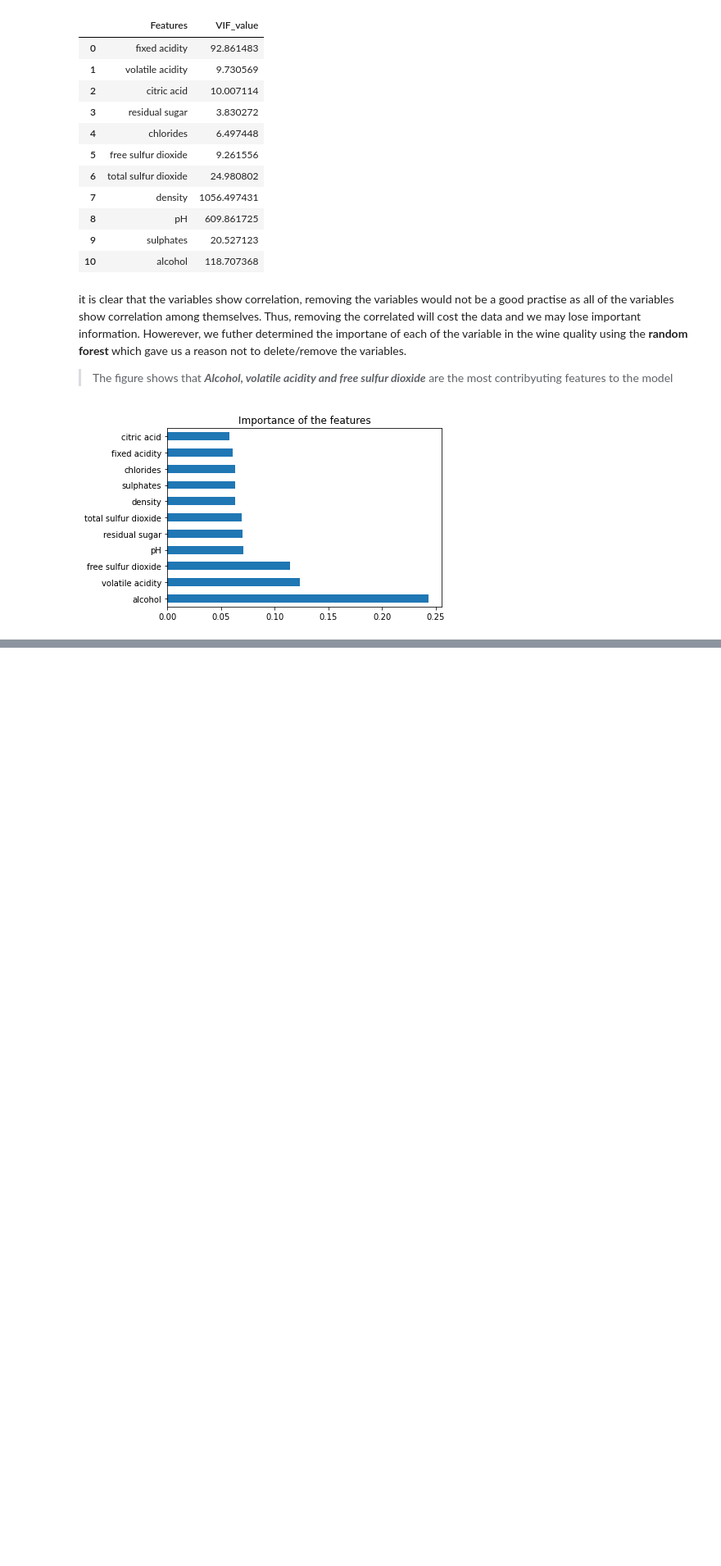
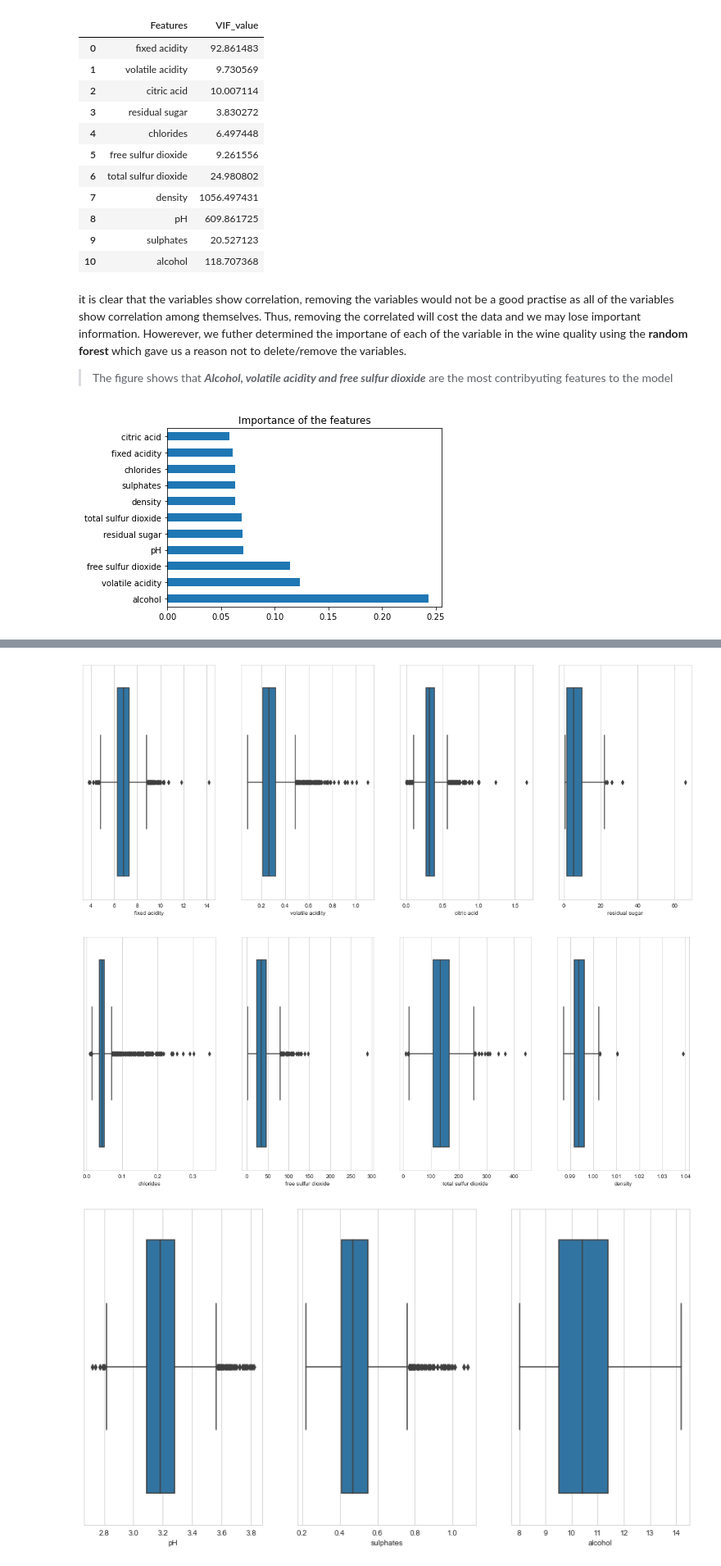
Before and after one commit to FeziweMelvin/Wine-Quality, a Jupyter notebook: whitewine.ipynb, the cells around one changed output, grey strips where cells are left out. Shown at 82% size. Drawn from its saved outputs; the diff is of its cells as text; code cells hidden in the pictures; blank space fills up the shorter version.

Commit message:
Detecting Outliers

```diff
--- a/whitewine.ipynb
+++ b/whitewine.ipynb
@@ -163,0 +175,31 @@ plt.show()
+# %%
+explanatory_vars = white_wine_df.drop(columns=["quality"]).columns.values #Not plotting outliers for the response variable because it's class variable
+cols_no=12
+rows_no = len(explanatory_vars )-1/cols_no
+
+#First figure
+plt.figure(figsize=(60,100))
+for i in range(0,len(explanatory_vars )-7):
+    plt.subplot(rows_no + 0.5,cols_no,i+1)
+    sns.set_style('whitegrid')
+    sns.boxplot(white_wine_df[explanatory_vars[i]])
+
+
+#2ndvfigure
+plt.figure(figsize=(60,100))
+for i in range(len(explanatory_vars )-7,len(l)-3):
+    plt.subplot(rows_no + 0.5,cols_no,i+1)
+    sns.set_style('whitegrid')
+    sns.boxplot(white_wine_df[explanatory_vars [i]])
+
+
+#3rd figure ()
+plt.figure(figsize=(60,100))
+for i in range(len(explanatory_vars )-3,len(explanatory_vars )):
+    plt.subplot(rows_no + 0.5,cols_no,i+1)
+    sns.set_style('whitegrid')
+    sns.boxplot(white_wine_df[explanatory_vars [i]])
+# %% [output]
+[figure, added]
+[figure, added]
+[figure, added]
```
Also changed, not shown: parts of 1 cell of this notebook.
